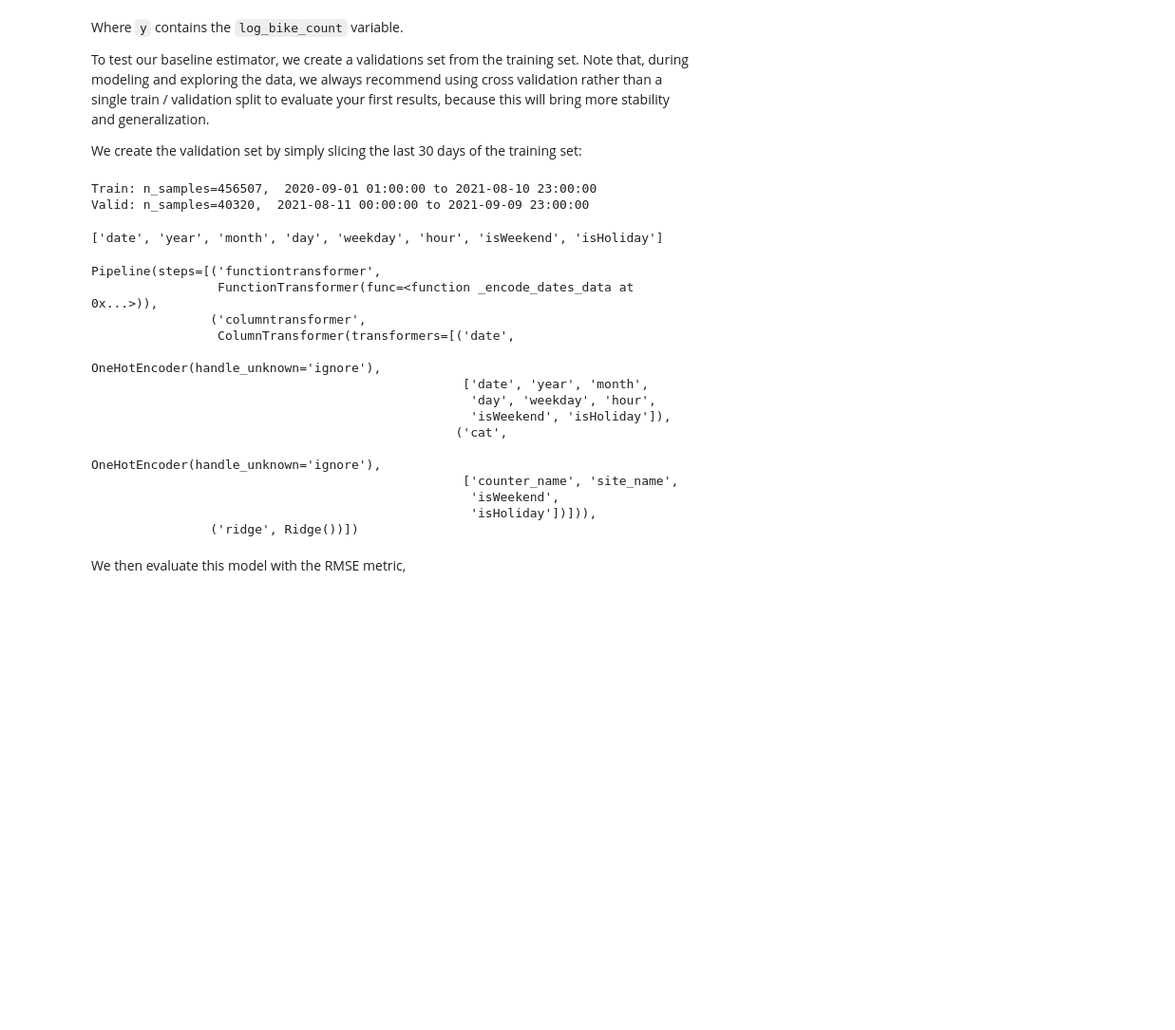
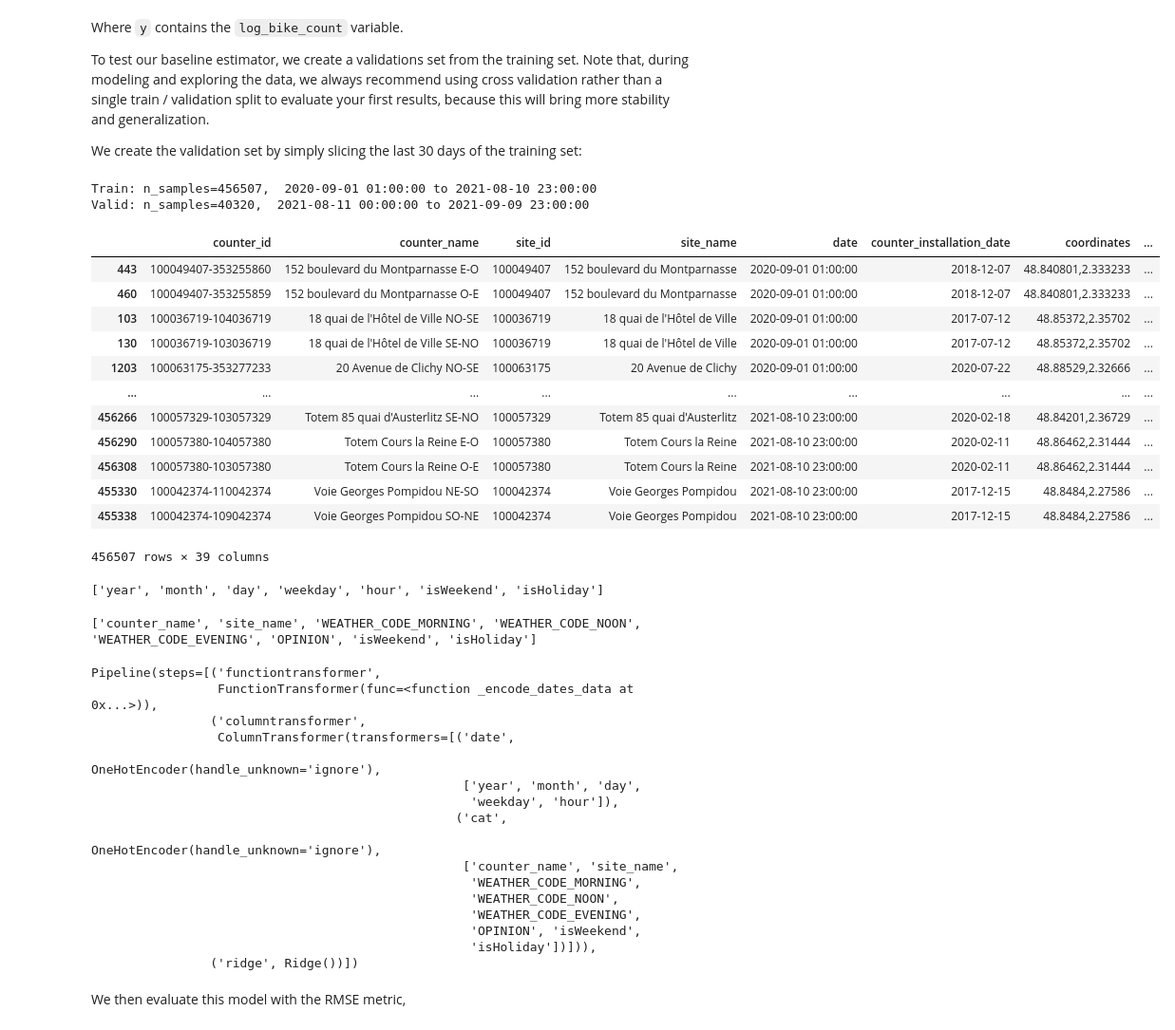
Before and after one commit to Vincent-Maladiere/bike_counters, a Jupyter notebook: propre_samy.ipynb, the cells around one changed output. Shown: that part at 95% size. Cells and saved outputs as stored; diff of their text form; code cells hidden in the pictures; blank space fills up the shorter version.

```diff
--- a/propre_samy.ipynb
+++ b/propre_samy.ipynb
@@ -238,30 +191,46 @@ def train_test_split_temporal(X, y, delta_threshold="30 days"):
 # %%
 X_train, y_train, X_valid, y_valid = train_test_split_temporal(X, y)
 
 print(
     f'Train: n_samples={X_train.shape[0]},  {X_train["date"].min()} to {X_train["date"].max()}'
 )
 print(
     f'Valid: n_samples={X_valid.shape[0]},  {X_valid["date"].min()} to {X_valid["date"].max()}'
 )
+
+X_train
 # %% [output]
 Train: n_samples=456507,  2020-09-01 01:00:00 to 2021-08-10 23:00:00
 Valid: n_samples=40320,  2021-08-11 00:00:00 to 2021-09-09 23:00:00
+|  | counter_id | counter_name | site_id | site_name | date | counter_installation_date | coordinates | ... |
+| 443 | 100049407-353255860 | 152 boulevard du Montparnasse E-O | 100049407 | 152 boulevard du Montparnasse | 2020-09-01 01:00:00 | 2018-12-07 | 48.840801,2.333233 | ... |
+| 460 | 100049407-353255859 | 152 boulevard du Montparnasse O-E | 100049407 | 152 boulevard du Montparnasse | 2020-09-01 01:00:00 | 2018-12-07 | 48.840801,2.333233 | ... |
+| 103 | 100036719-104036719 | 18 quai de l'Hôtel de Ville NO-SE | 100036719 | 18 quai de l'Hôtel de Ville | 2020-09-01 01:00:00 | 2017-07-12 | 48.85372,2.35702 | ... |
+| 130 | 100036719-103036719 | 18 quai de l'Hôtel de Ville SE-NO | 100036719 | 18 quai de l'Hôtel de Ville | 2020-09-01 01:00:00 | 2017-07-12 | 48.85372,2.35702 | ... |
+| 1203 | 100063175-353277233 | 20 Avenue de Clichy NO-SE | 100063175 | 20 Avenue de Clichy | 2020-09-01 01:00:00 | 2020-07-22 | 48.88529,2.32666 | ... |
+| ... | ... | ... | ... | ... | ... | ... | ... | ... |
+| 456266 | 100057329-103057329 | Totem 85 quai d'Austerlitz SE-NO | 100057329 | Totem 85 quai d'Austerlitz | 2021-08-10 23:00:00 | 2020-02-18 | 48.84201,2.36729 | ... |
+| 456290 | 100057380-104057380 | Totem Cours la Reine E-O | 100057380 | Totem Cours la Reine | 2021-08-10 23:00:00 | 2020-02-11 | 48.86462,2.31444 | ... |
+| 456308 | 100057380-103057380 | Totem Cours la Reine O-E | 100057380 | Totem Cours la Reine | 2021-08-10 23:00:00 | 2020-02-11 | 48.86462,2.31444 | ... |
+| 455330 | 100042374-110042374 | Voie Georges Pompidou NE-SO | 100042374 | Voie Georges Pompidou | 2021-08-10 23:00:00 | 2017-12-15 | 48.8484,2.27586 | ... |
+| 455338 | 100042374-109042374 | Voie Georges Pompidou SO-NE | 100042374 | Voie Georges Pompidou | 2021-08-10 23:00:00 | 2017-12-15 | 48.8484,2.27586 | ... |
+456507 rows × 39 columns
 # %%
-_encode_dates_data(X_train[["date"]]).columns.tolist()
+_encode_dates_data(X_train).columns.tolist()
+_encode_dates_data(X_train[["date"]]).drop(columns = ["date"]).columns.tolist()
 # %% [output]
-['date', 'year', 'month', 'day', 'weekday', 'hour', 'isWeekend', 'isHoliday']
+['year', 'month', 'day', 'weekday', 'hour', 'isWeekend', 'isHoliday']
 # %%
 from sklearn.compose import ColumnTransformer
 from sklearn.linear_model import Ridge
 from sklearn.pipeline import make_pipeline
 
 date_encoder = FunctionTransformer(_encode_dates_data)
-date_cols = _encode_dates_data(X_train[["date"]]).columns.tolist()
+date_cols = ['year', 'month', 'day', 'weekday', 'hour']
 
 categorical_encoder = OneHotEncoder(handle_unknown="ignore")
-categorical_cols = ["counter_name", "site_name", "isWeekend", "isHoliday"]
-
+categorical_cols = ['counter_name', 'site_name', 'WEATHER_CODE_MORNING', 'WEATHER_CODE_NOON', 'WEATHER_CODE_EVENING',  'OPINION', 'isWeekend', 'isHoliday']
+print(categorical_cols)
 preprocessor = ColumnTransformer(
     [
         ("date", OneHotEncoder(handle_unknown="ignore"), date_cols),
@@ -274,20 +243,23 @@ regressor = Ridge()
 pipe = make_pipeline(date_encoder, preprocessor, regressor)
 pipe.fit(X_train, y_train)
 # %% [output]
-Pipeline(steps=[('functiontransformer',
-                 FunctionTransformer(func=<function _encode_dates_data at 0x...>)),
-                ('columntransformer',
-                 ColumnTransformer(transformers=[('date',
-                                                  OneHotEncoder(handle_unknown='ignore'),
-                                                  ['date', 'year', 'month',
-                                                   'day', 'weekday', 'hour',
-                                                   'isWeekend', 'isHoliday']),
-                                                 ('cat',
-                                                  OneHotEncoder(handle_unknown='ignore'),
-                                                  ['counter_name', 'site_name',
-                                                   'isWeekend',
-                                                   'isHoliday'])])),
-                ('ridge', Ridge())])
+['counter_name', 'site_name', 'WEATHER_CODE_MORNING', 'WEATHER_CODE_NOON', 'WEATHER_CODE_EVENING', 'OPINION', 'isWeekend', 'isHoliday']
+Pipeline(steps=[('functiontransformer',
+                 FunctionTransformer(func=<function _encode_dates_data at 0x...>)),
+                ('columntransformer',
+                 ColumnTransformer(transformers=[('date',
+                                                  OneHotEncoder(handle_unknown='ignore'),
+                                                  ['year', 'month', 'day',
+                                                   'weekday', 'hour']),
+                                                 ('cat',
+                                                  OneHotEncoder(handle_unknown='ignore'),
+                                                  ['counter_name', 'site_name',
+                                                   'WEATHER_CODE_MORNING',
+                                                   'WEATHER_CODE_NOON',
+                                                   'WEATHER_CODE_EVENING',
+                                                   'OPINION', 'isWeekend',
+                                                   'isHoliday'])])),
+                ('ridge', Ridge())])
 # %% [markdown]
 We then evaluate this model with the RMSE metric,
 # %%
```
Also changed, not shown: parts of 11 cells of this notebook, 1 other file.
